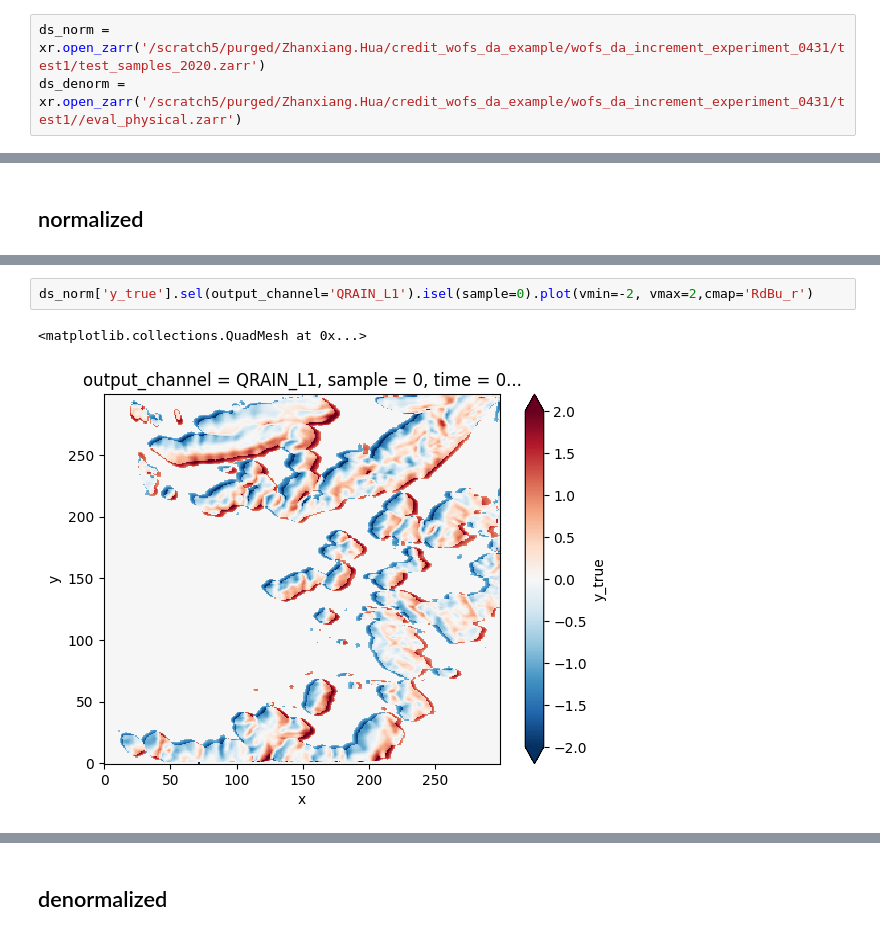
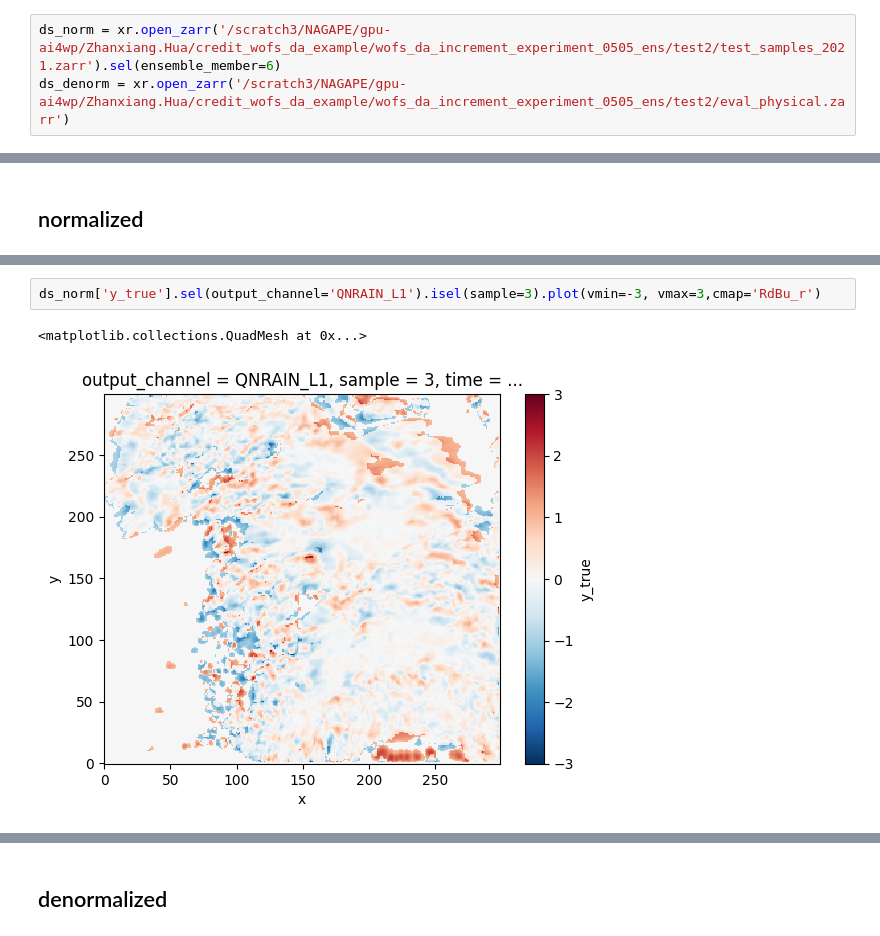
Before and after one commit to huahuou/miles-credit-wofs, a Jupyter notebook: notebooks/wofs_da_scratch.ipynb, the cells around one changed output, grey strips where cells are left out. Cells and saved outputs as stored; diff of their text form.

Commit message:
update da eval script

```diff
--- a/notebooks/wofs_da_scratch.ipynb
+++ b/notebooks/wofs_da_scratch.ipynb
@@ -23,6 +4,6 @@ Attributes:
 # %%
-ds_norm = xr.open_zarr('/scratch5/purged/Zhanxiang.Hua/credit_wofs_da_example/wofs_da_increment_experiment_0431/test1/test_samples_2020.zarr')
-ds_denorm = xr.open_zarr('/scratch5/purged/Zhanxiang.Hua/credit_wofs_da_example/wofs_da_increment_experiment_0431/test1//eval_physical.zarr')
+ds_norm = xr.open_zarr('/scratch3/NAGAPE/gpu-ai4wp/Zhanxiang.Hua/credit_wofs_da_example/wofs_da_increment_experiment_0505_ens/test2/test_samples_2021.zarr').sel(ensemble_member=6)
+ds_denorm = xr.open_zarr('/scratch3/NAGAPE/gpu-ai4wp/Zhanxiang.Hua/credit_wofs_da_example/wofs_da_increment_experiment_0505_ens/test2/eval_physical.zarr')
 # %%
 ds_norm
 # %% [output]
@@ -122,6 +108,6 @@ ds_norm['y_pred'].sel(output_channel='QRAIN_L1').isel(sample=0).plot(vmin=-2, vm
 # %%
-ds_norm['y_true'].sel(output_channel='QRAIN_L1').isel(sample=0).plot(vmin=-2, vmax=2,cmap='RdBu_r')
+ds_norm['y_true'].sel(output_channel='QNRAIN_L1').isel(sample=3).plot(vmin=-3, vmax=3,cmap='RdBu_r')
 # %% [output]
 <matplotlib.collections.QuadMesh at 0x...>
-[figure, old version]
+[figure, new version]
 # %%
```
Also changed, not shown: parts of 9 cells of this notebook, 7 other files.
